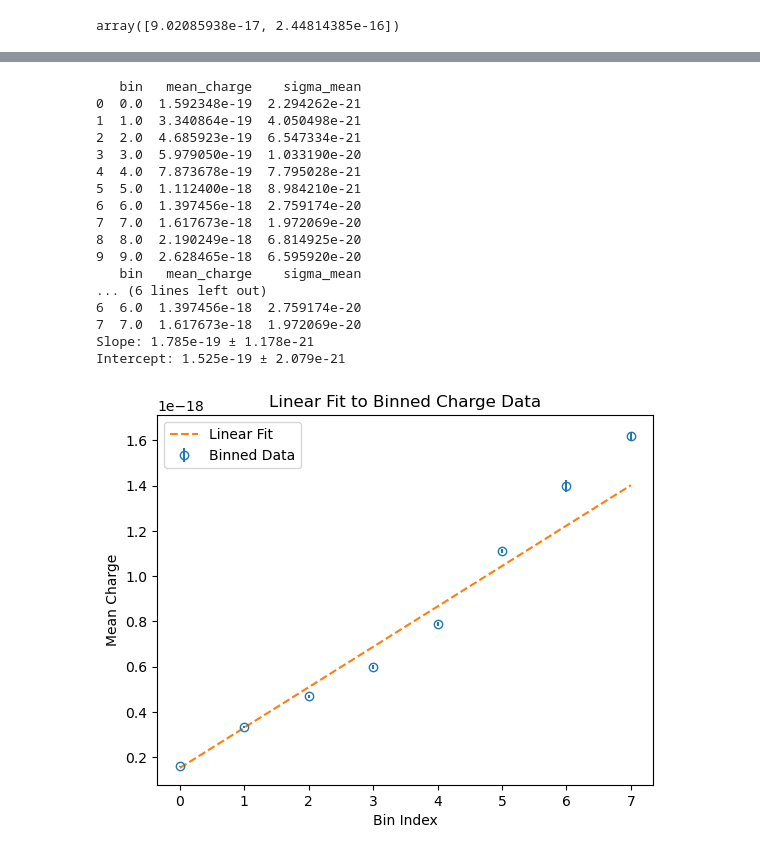
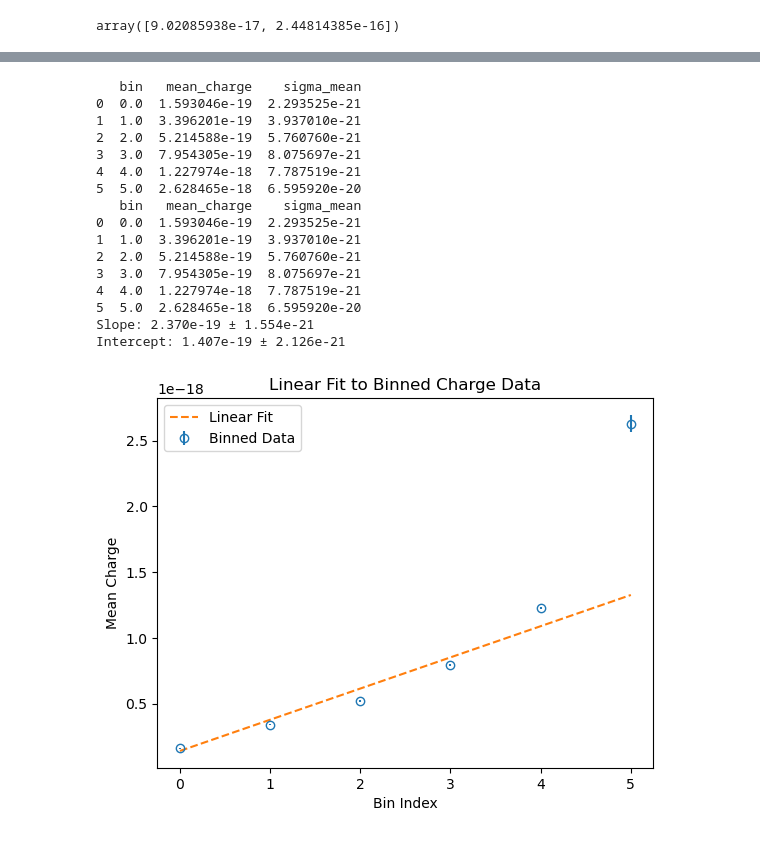
Before and after one commit to Steinburglar/advanced_exp, a Jupyter notebook: FAFO/TestLucas.ipynb, the cells around one changed output, grey strips where cells are left out. Drawn from its saved outputs; the diff is of its cells as text; code cells hidden in the pictures.

```diff
--- a/FAFO/TestLucas.ipynb
+++ b/FAFO/TestLucas.ipynb
@@ -58,6 +38,7 @@ ideogram(q, sigma_q)
 array([9.02085938e-17, 2.44814385e-16])
 # %%
 class_q, class_sigma_q = dl.load_class_charges("/home/lucas/repos/advanced_exp/Databases/combined_droplets_data.csv")
-min_x = ideogram(class_q, class_sigma_q)
+min_x = ideogram(class_q, 1.5*class_sigma_q)
+#min_x = np.delete(min_x, 7)
 print(min_x)
 # %% [output]
@@ -68,33 +48,32 @@ print(min_x)
 # %%
 binned_df = bin_charges(class_q, class_sigma_q, min_x)
 bin_means = weighted_average(binned_df)
 print(bin_means)
-bin_means_trim = bin_means.iloc[:-2]
+bin_means_trim = bin_means.iloc[:]
 print(bin_means_trim)
 slope, intercept, slope_error, intercept_error = linear_fit(bin_means_trim)
 
 # Print results
 print(f"Slope: {slope:.3e} ± {slope_error:.3e}")
 print(f"Intercept: {intercept:.3e} ± {intercept_error:.3e}")
 
 # Plot the results
 plot_binned_data(bin_means_trim, slope, intercept)
 # %% [output]
    bin   mean_charge    sigma_mean
-0  0.0  1.592348e-19  2.294262e-21
-1  1.0  3.340864e-19  4.050498e-21
-2  2.0  4.685923e-19  6.547334e-21
-3  3.0  5.979050e-19  1.033190e-20
-4  4.0  7.873678e-19  7.795028e-21
-5  5.0  1.112400e-18  8.984210e-21
-6  6.0  1.397456e-18  2.759174e-20
-7  7.0  1.617673e-18  1.972069e-20
-8  8.0  2.190249e-18  6.814925e-20
-9  9.0  2.628465e-18  6.595920e-20
+0  0.0  1.593046e-19  2.293525e-21
+1  1.0  3.396201e-19  3.937010e-21
+2  2.0  5.214588e-19  5.760760e-21
+3  3.0  7.954305e-19  8.075697e-21
+4  4.0  1.227974e-18  7.787519e-21
+5  5.0  2.628465e-18  6.595920e-20
    bin   mean_charge    sigma_mean
-... (6 lines left out)
-6  6.0  1.397456e-18  2.759174e-20
-7  7.0  1.617673e-18  1.972069e-20
-Slope: 1.785e-19 ± 1.178e-21
-Intercept: 1.525e-19 ± 2.079e-21
+0  0.0  1.593046e-19  2.293525e-21
+1  1.0  3.396201e-19  3.937010e-21
+2  2.0  5.214588e-19  5.760760e-21
+3  3.0  7.954305e-19  8.075697e-21
+4  4.0  1.227974e-18  7.787519e-21
+5  5.0  2.628465e-18  6.595920e-20
+Slope: 2.370e-19 ± 1.554e-21
+Intercept: 1.407e-19 ± 2.126e-21
-[figure, old version]
+[figure, new version]
```
Also changed, not shown: parts of 4 cells of this notebook, 2 other files.
